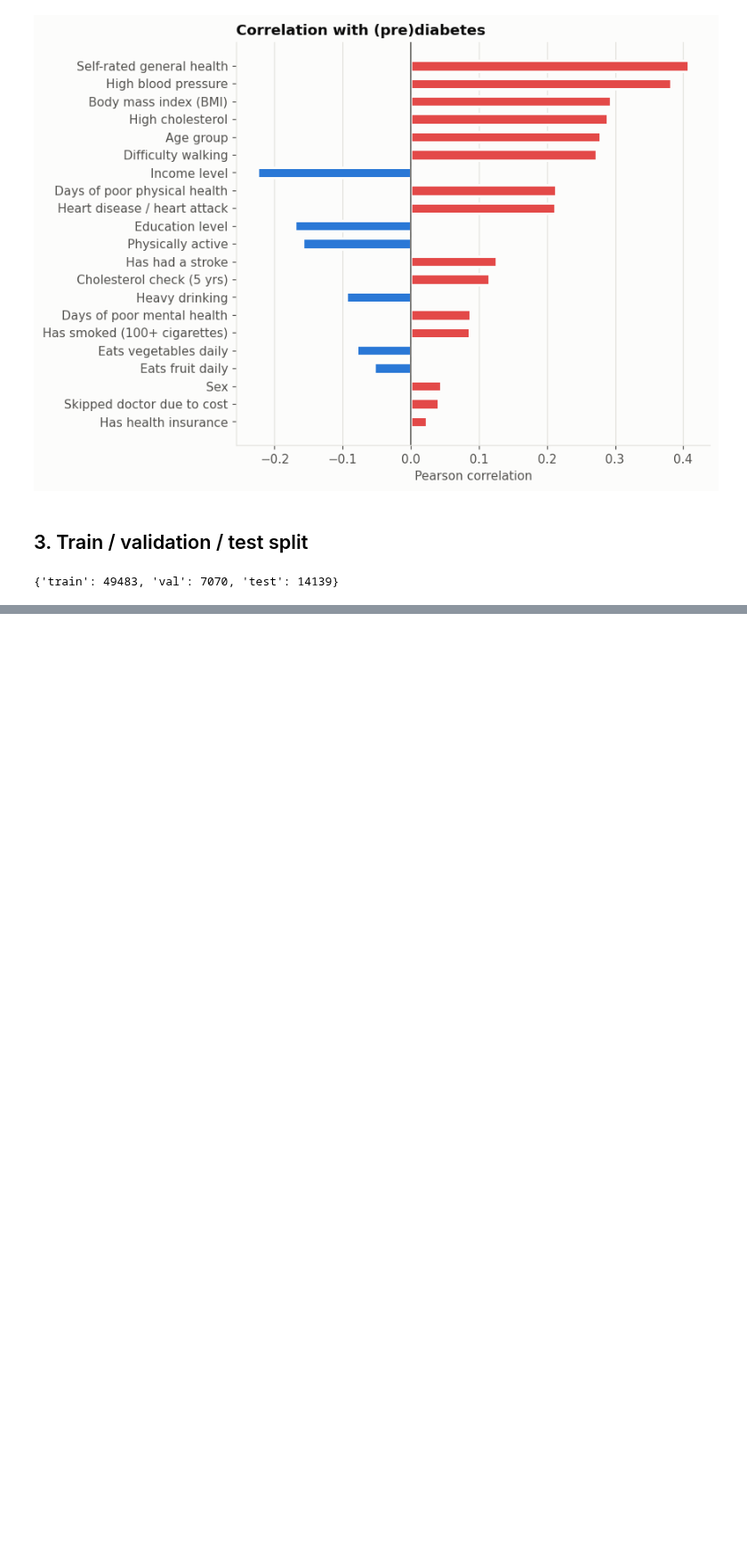
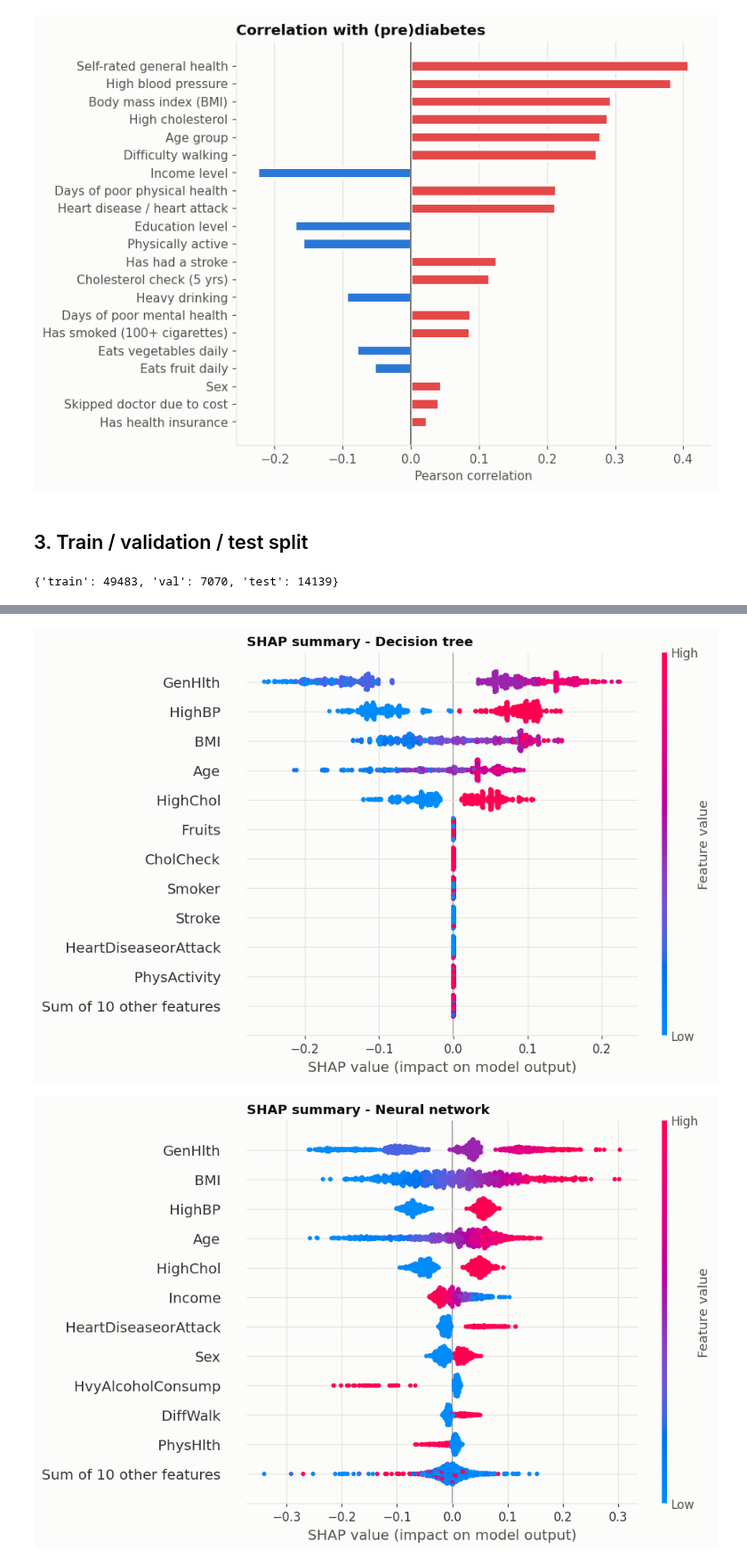
Before and after one commit to GustavWex/XAI-Projekt, a Jupyter notebook: projekt.ipynb, the cells around one changed output, grey strips where cells are left out. Shown at 89% size. Drawn from its saved outputs; the diff is of its cells as text; code cells hidden in the pictures; blank space fills up the shorter version.

```diff
--- a/projekt.ipynb
+++ b/projekt.ipynb
@@ -374,4 +122,0 @@ safety.style.apply(lambda r: ["background-color: #fbd9d8" if r["flag"] == "UNSAF
-# %%
-for f in SENSITIVE:
-    print(f"\n=== {xf.label(f)} ===")
-    display(xf.subgroup_report(main, X_test, y_test, f))
@@ -539,25 +122,0 @@ Needs: high-level logic, proof of reliability, no jargon. → plain labels, natu
-# %%
-m = xf.evaluate(main, X_test, y_test)
-glob = xf.ShapExplainer.global_importance(shap_vals[MAIN]).head(6)[::-1]
-
-fig, axes = plt.subplots(1, 2, figsize=(13, 4.8), gridspec_kw={"width_ratios": [1.1, 1]})
-ax = axes[0]
-ax.barh([xf.label(f) for f in glob.index], glob.values * 100, color=COLORS["decrease"], height=0.6)
-ax.set(title="What the model looks at most", xlabel="Average influence on predicted risk (percentage points)")
-ax.grid(axis="y", visible=False)
-
-ax = axes[1]
-caught, missed = round(100 * m["Recall (sensitivity)"]), 100 - round(100 * m["Recall (sensitivity)"])
-cleared, false_alarm = round(100 * m["Specificity"]), 100 - round(100 * m["Specificity"])
-rows = ["100 people\nWITHOUT", "100 people WITH\n(pre)diabetes"]   # barh draws bottom-up
-ax.barh(rows, [cleared, caught], color=COLORS["decrease"], height=0.5)
-ax.barh(rows, [false_alarm, missed], left=[cleared, caught], color=COLORS["increase"], height=0.5)
-ax.text(caught / 2, 1, f"{caught} flagged correctly", ha="center", va="center", color="white", fontweight="bold")
-ax.text(caught + missed / 2, 1, f"{missed}\nmissed", ha="center", va="center", color="white", fontweight="bold")
-ax.text(cleared / 2, 0, f"{cleared} correctly reassured", ha="center", va="center", color="white", fontweight="bold")
-ax.text(cleared + false_alarm / 2, 0, f"{false_alarm}\nfalse alarms", ha="center", va="center", color="white", fontweight="bold")
-ax.set(xlim=(0, 100), title="How often is the model right?", xticks=[]); ax.grid(False)
-ax.spines[["left", "bottom"]].set_visible(False)
-plt.tight_layout()
-xf.savefig(fig, "director", "trust_overview")
-plt.show()
@@ -597,0 +204,7 @@ plt.show()
+# %%
+for name in models:
+    shap.plots.beeswarm(shap_vals[name], max_display=12, show=False)
+    plt.title(f"SHAP summary - {name}"); plt.show()
+# %% [output]
+[figure, added]
+[figure, added]
```
Also changed, not shown: parts of 75 cells of this notebook, 8 other files.
